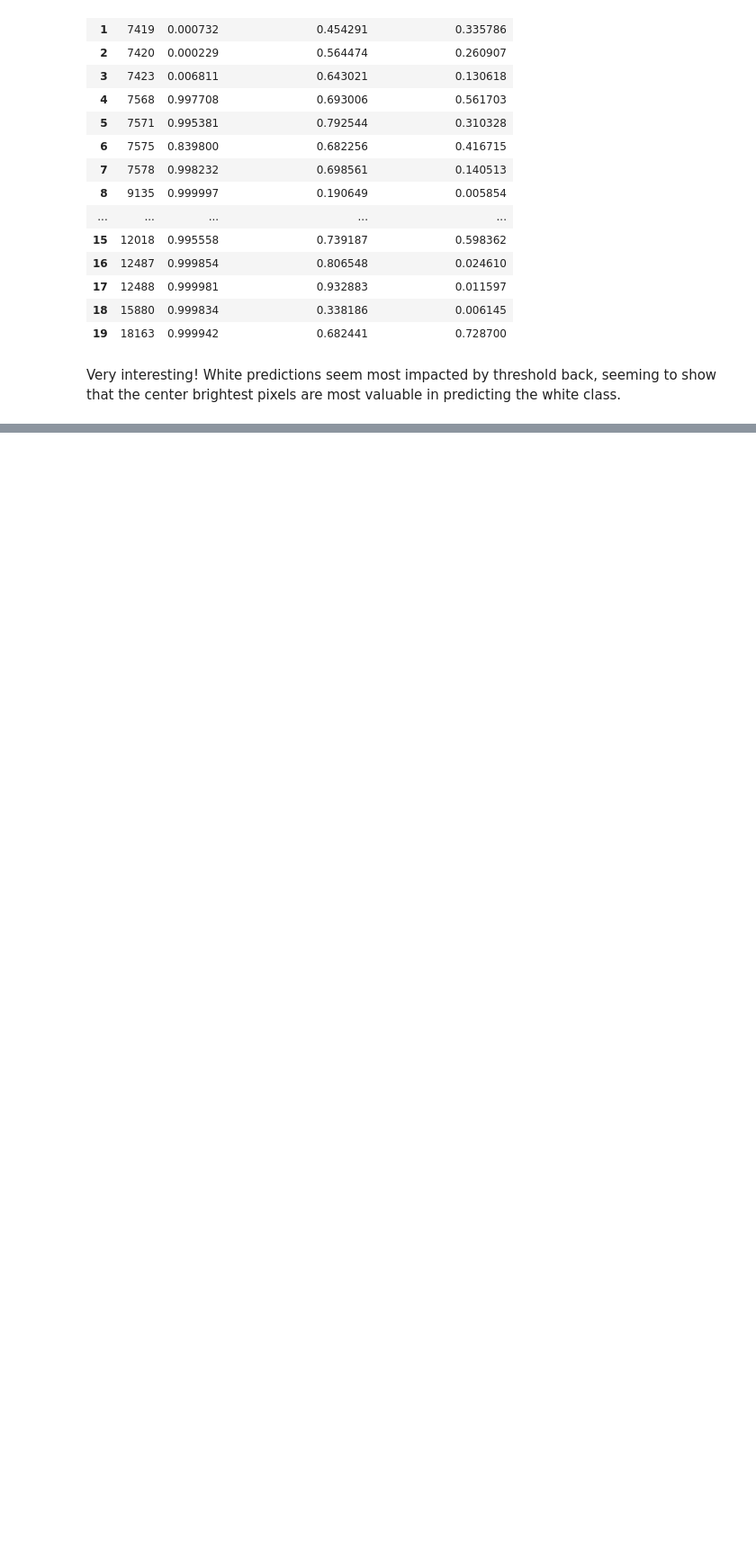
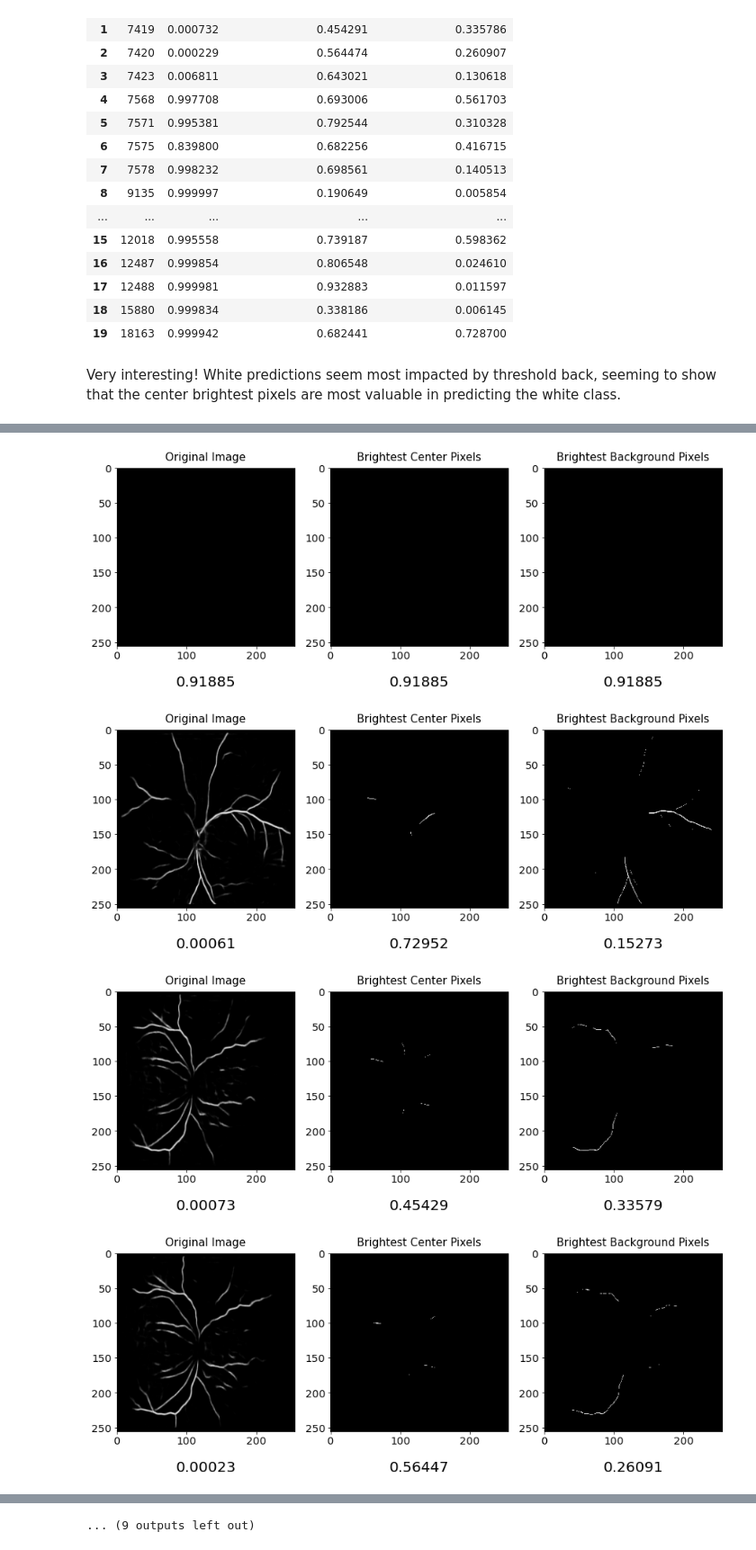
Before and after one commit to Centrattic/race, a Jupyter notebook: classifier_experiments/shadow_regions_experiment2.ipynb, the cells around one changed output, grey strips where cells are left out. Shown at 90% size. Cells and saved outputs as stored; diff of their text form; code cells hidden in the pictures; blank space fills up the shorter version.

Commit message:
graphics and presentation developed

```diff
--- a/classifier_experiments/shadow_regions_experiment2.ipynb
+++ b/classifier_experiments/shadow_regions_experiment2.ipynb
@@ -405,5 +407,7 @@ preds_df
 | 17 | 12488 | 0.999981 | 0.932883 | 0.011597 |
 | 18 | 15880 | 0.999834 | 0.338186 | 0.006145 |
 | 19 | 18163 | 0.999942 | 0.682441 | 0.728700 |
+# %%
+preds_df = preds_df.reset_index()
 # %% [markdown]
 Very interesting! White predictions seem most impacted by threshold back, seeming to show that the center brightest pixels are most valuable in predicting the white class.
@@ -409,0 +490,2 @@ Very interesting! White predictions seem most impacted by threshold back, seemin
+# %%
+pylab.rcParams.keys()
@@ -409,0 +510,41 @@ Very interesting! White predictions seem most impacted by threshold back, seemin
+# %%
+params = {'axes.titlesize':15,
+          'axes.titlepad':10,
+        'axes.labelsize': 20,
+         'axes.labelpad':20,}
+pylab.rcParams.update(params)
+# %%
+def trichart(preds, og_arr, center_arr, back_arr):
+
+    for i in range(len(og_arr)):
+
+        f, axarr = plt.subplots(1,3)
+        axarr[0].imshow(og_arr[i])
+        axarr[1].imshow(center_arr[i])
+        axarr[2].imshow(back_arr[i])
+
+        #size
+        fig = plt.gcf()
+        fig.set_size_inches(15, 15) # max is jupyter width i think
+
+        # whole plot title (unneeded)
+        # img_id = preds['id'][i]
+        # fig.suptitle("Image ID:" + str(img_id))
+
+        # subplot titles
+
+        axarr[0].set_title('Original Image')
+        axarr[1].title.set_text('Brightest Center Pixels')
+        axarr[2].title.set_text('Brightest Background Pixels')
+
+        # subplot predictions
+        axarr[0].set_xlabel(round(preds['og_pred'][i], 5)) # also conveniently rounding
+        axarr[1].set_xlabel(round(preds['threshold_center_pred'][i], 5))
+        axarr[2].set_xlabel(round(preds['threshold_back_pred'][i], 5))
+# %%
+trichart(preds_df, og_imgs, threshold_center_imgs, threshold_back_imgs)
+# %% [output]
+[figure, added]
+[figure, added]
+[figure, added]
+[figure, added]
@@ -409,0 +559 @@ Very interesting! White predictions seem most impacted by threshold back, seemin
+... (9 outputs left out)
```
Also changed, not shown: parts of 18 cells of this notebook.
